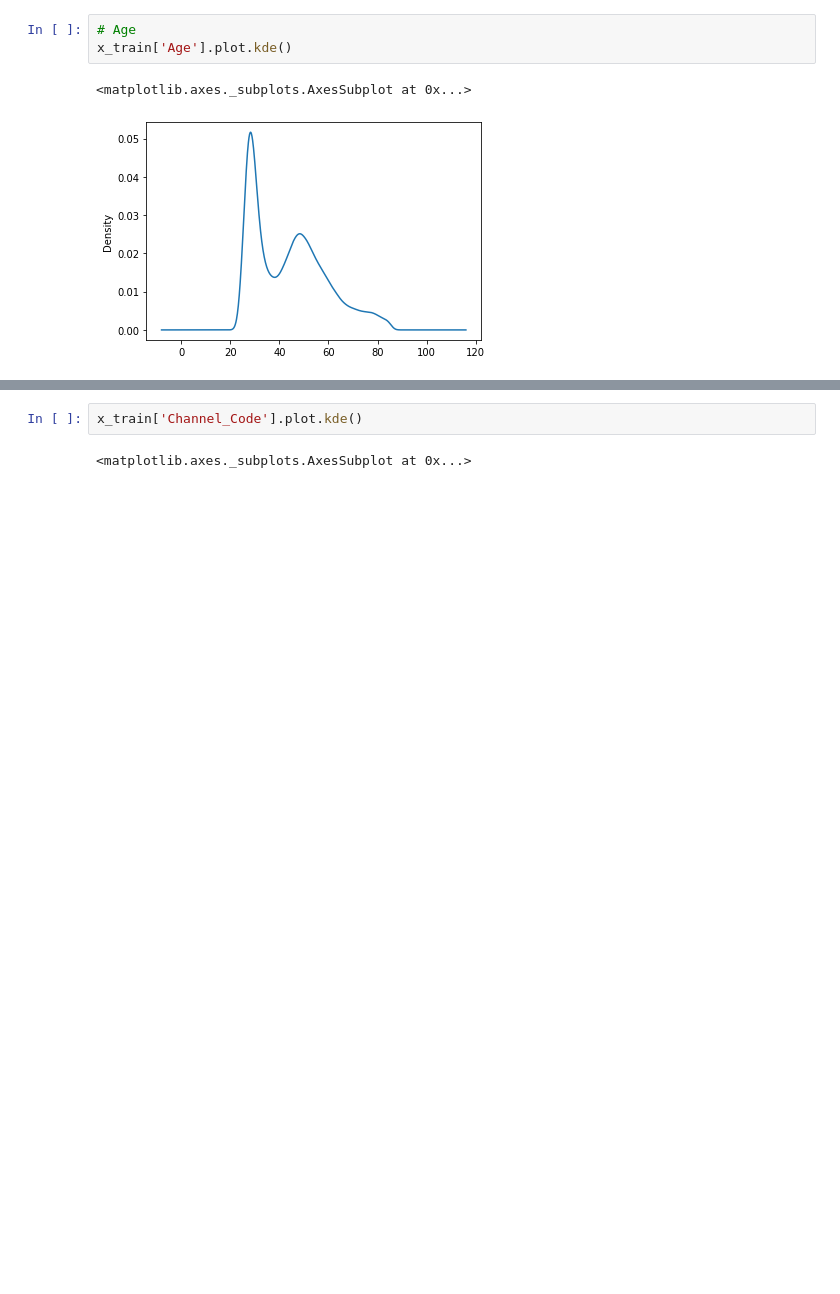
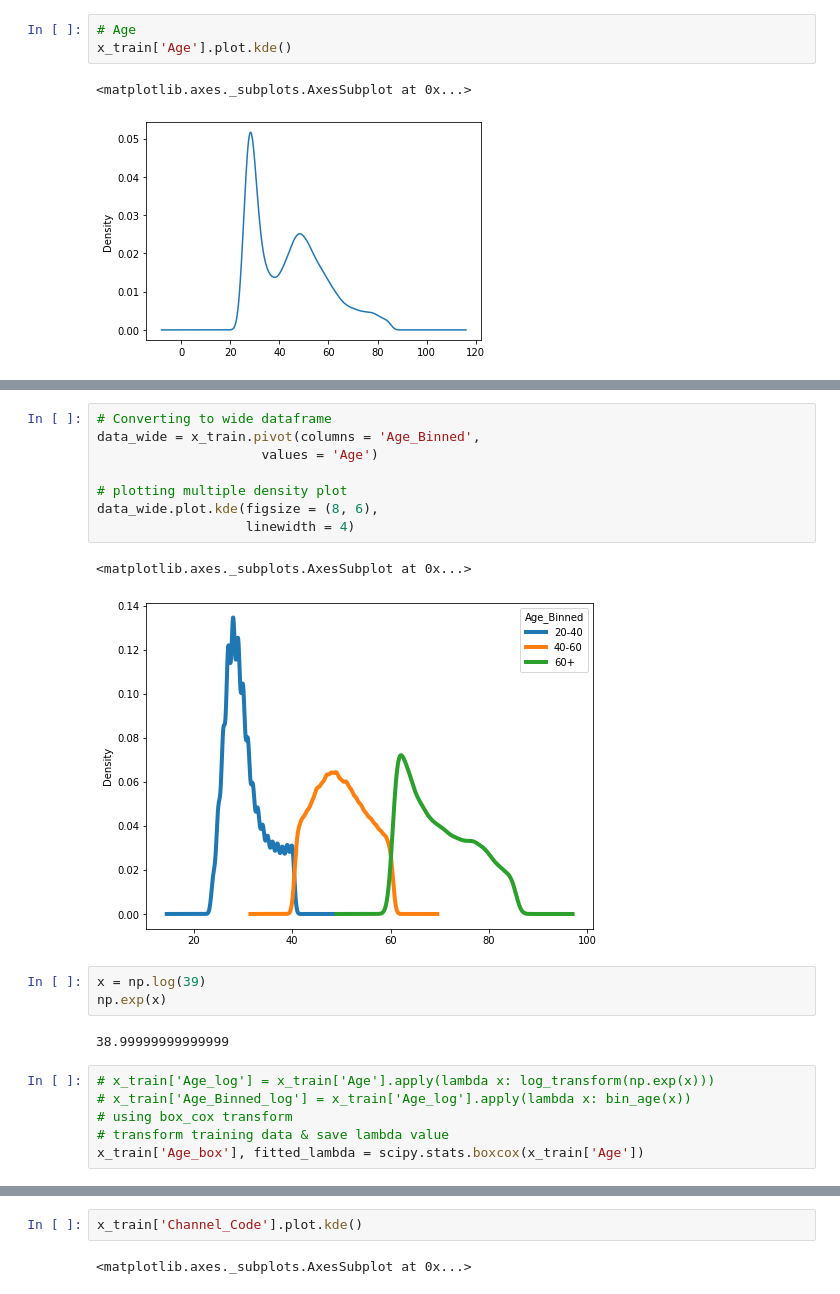
Before and after one commit to avidutta20/challenge_may21, a Jupyter notebook: model.ipynb, the cells around one changed output, grey strips where cells are left out. Cells and saved outputs as stored; diff of their text form; blank space fills up the shorter version.

```diff
--- a/model.ipynb
+++ b/model.ipynb
@@ -108,0 +199,22 @@ x_train['Region_Code'].plot.kde()
+# %%
+# Converting to wide dataframe
+data_wide = x_train.pivot(columns = 'Age_Binned',
+                     values = 'Age')
+
+# plotting multiple density plot
+data_wide.plot.kde(figsize = (8, 6),
+                   linewidth = 4)
+# %% [output]
+<matplotlib.axes._subplots.AxesSubplot at 0x...>
+[figure, added]
+# %%
+x = np.log(39)
+np.exp(x)
+# %% [output]
+38.99999999999999
+# %%
+# x_train['Age_log'] = x_train['Age'].apply(lambda x: log_transform(np.exp(x)))
+# x_train['Age_Binned_log'] = x_train['Age_log'].apply(lambda x: bin_age(x))
+# using box_cox transform
+# transform training data & save lambda value
+x_train['Age_box'], fitted_lambda = scipy.stats.boxcox(x_train['Age'])
```
Also changed, not shown: parts of 42 cells of this notebook.
